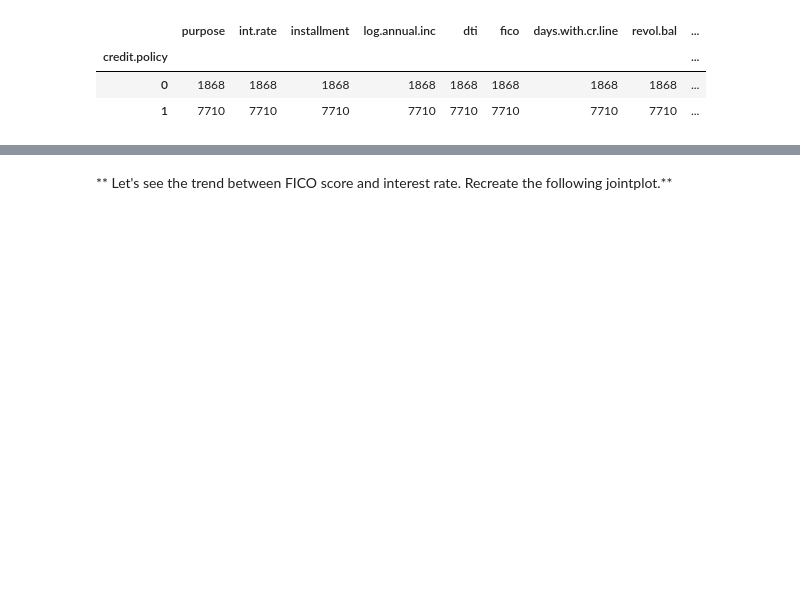
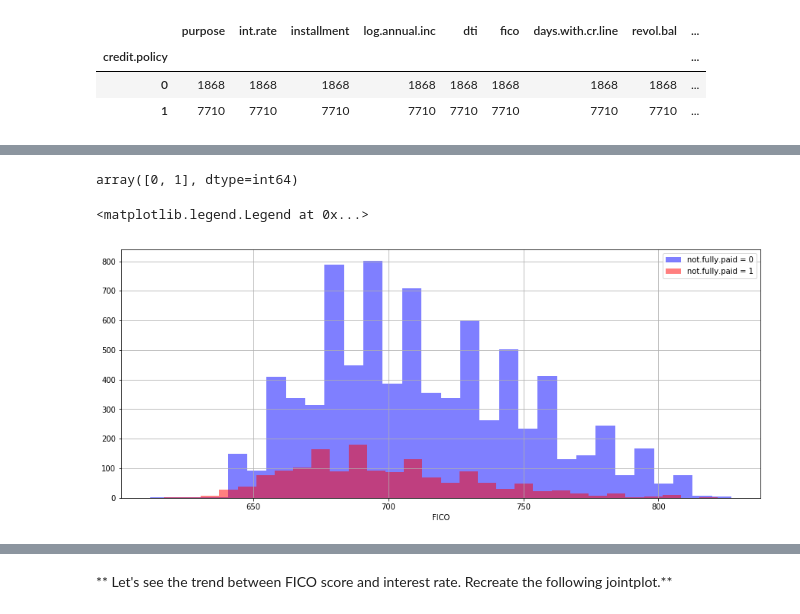
Before and after one commit to sayed6201/200_days_of_ML_with_python, a Jupyter notebook: ML projects/Tree/Decision Trees and Random Forest Project .ipynb, the cells around one changed output, grey strips where cells are left out. Saved outputs shown, nothing was run; the diff lists cells and outputs as text; code cells hidden in the pictures; blank space fills up the shorter version.

```diff
--- a/ML projects/Tree/Decision Trees and Random Forest Project .ipynb
+++ b/ML projects/Tree/Decision Trees and Random Forest Project .ipynb
@@ -109,0 +144,14 @@ df.groupby('credit.policy').count()
+# %%
+df['not.fully.paid'].unique()
+# %% [output]
+array([0, 1], dtype=int64)
+# %%
+plt.figure(figsize=(15,6))
+plt.axes().grid()
+plt.hist(df[ df['not.fully.paid' ] == 0 ]['fico'], bins= 30, alpha=0.5, color = 'blue')
+plt.hist(df[ df['not.fully.paid'] == 1 ]['fico'], bins= 30, alpha=0.5, color = 'red')
+plt.xlabel('FICO')
+plt.legend(['not.fully.paid = 0', 'not.fully.paid = 1'])
+# %% [output]
+<matplotlib.legend.Legend at 0x...>
+[figure, added]
```
Also changed, not shown: parts of 57 cells of this notebook, 6 other files.
